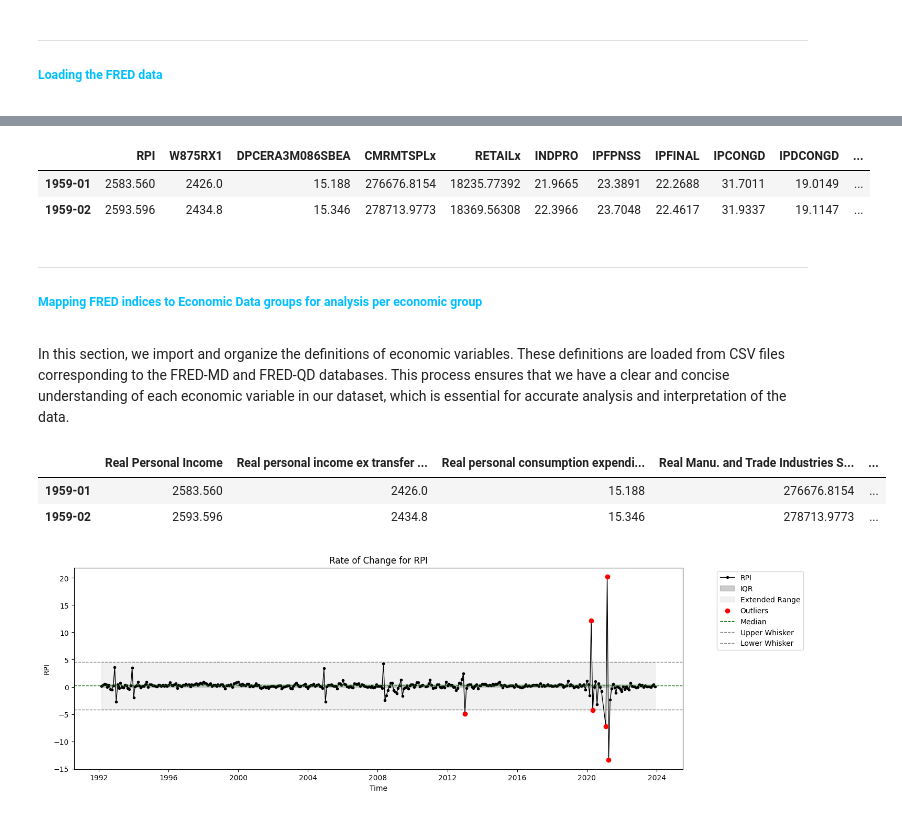
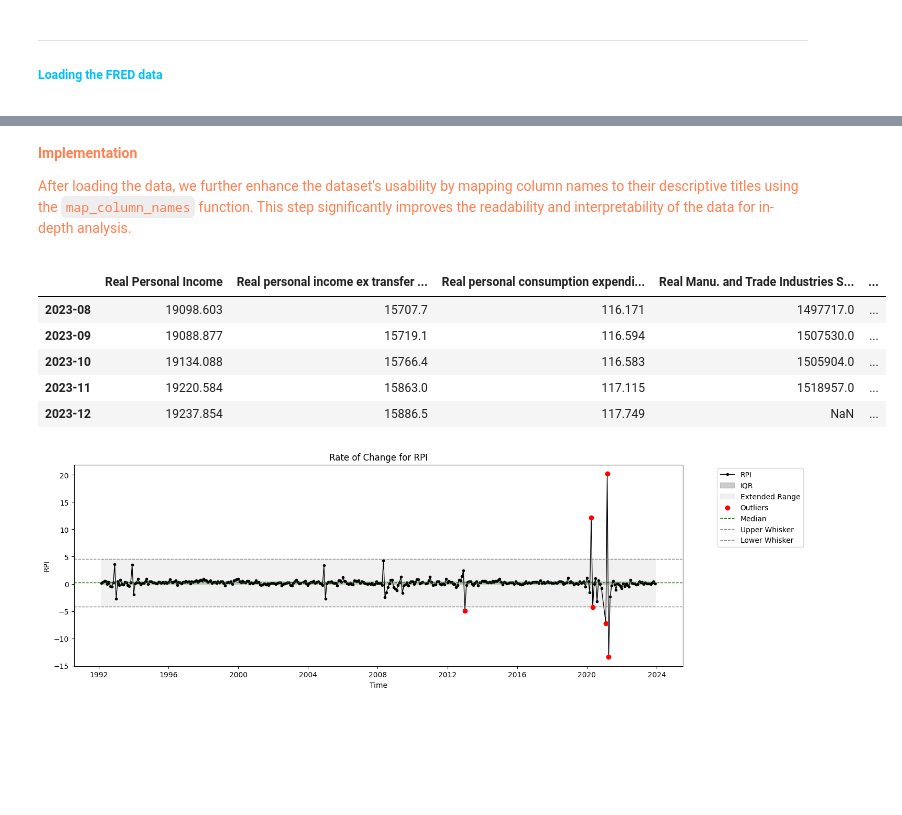
Before and after one commit to janjannagtegaal/NowCasting-M1, a Jupyter notebook: [1]M1_clean_and_preprocess.ipynb, the cells around one changed output, grey strips where cells are left out. Drawn from its saved outputs; the diff is of its cells as text; code cells hidden in the pictures; blank space fills up the shorter version.

```diff
--- a/[1]M1_clean_and_preprocess.ipynb
+++ b/[1]M1_clean_and_preprocess.ipynb
@@ -214,50 +280,43 @@ fred, transform_info = load_fredmd_data("current")
 
 # Save the original data
 fred.to_csv('./results/fred/fred_monthly_orig.csv', index=True)
-
-fred.head(2)
-# %% [output]
-|  | RPI | W875RX1 | DPCERA3M086SBEA | CMRMTSPLx | RETAILx | INDPRO | IPFPNSS | IPFINAL | IPCONGD | IPDCONGD | ... |
-| 1959-01 | 2583.560 | 2426.0 | 15.188 | 276676.8154 | 18235.77392 | 21.9665 | 23.3891 | 22.2688 | 31.7011 | 19.0149 | ... |
-| 1959-02 | 2593.596 | 2434.8 | 15.346 | 278713.9773 | 18369.56308 | 22.3966 | 23.7048 | 22.4617 | 31.9337 | 19.1147 | ... |
-# %% [markdown]
-<div style="color:#00BFFF">
-
----
-
-##### Mapping FRED indices to Economic Data groups for analysis per economic group
-# %% [markdown]
-In this section, we import and organize the definitions of economic variables.
-These definitions are loaded from CSV files corresponding to the FRED-MD and FRED-QD databases.
-This process ensures that we have a clear and concise understanding of each economic variable in our dataset, which is essential for accurate analysis and interpretation of the data.
+# %% [markdown]
+<div style="color:#FF7F50">
+
+**Implementation**
+
+After loading the data, we further enhance the dataset's usability by mapping column names to their descriptive titles using the `map_column_names` function. This step significantly improves the readability and interpretability of the data for in-depth analysis.
 # %%
 # Function for Column Name Mapping
 def map_column_names(data, defn_file):
     """
     Maps FRED-MD column names to their descriptions.
     """
     # Load the definitions file, ignoring encoding errors
     defn = pd.read_csv(defn_file, encoding_errors='ignore')
 
     # Set the 'fred' column as the index of the definitions DataFrame
     defn.index = defn.fred
 
     # Filter the definitions to include only those variables present in the data columns
     defn = defn.loc[data.columns.intersection(defn.fred), :]
 
     # Create a dictionary mapping FRED-MD variable names to their descriptions
     map_dict = defn['description'].to_dict()
 
     # Replace the names of columns in the dataset with the descriptions from the map
     return data[map_dict.keys()].rename(columns=map_dict),defn
 
 # Map column names for fred_original
 column_defn_file = './data/FRED/FRED_Definitions_Mapping/fredmd_definitions.csv'
 fred_orig,defn = map_column_names(fred, column_defn_file)
 
-fred_orig.head(2)
+fred_orig.tail(5)
 # %% [output]
 |  | Real Personal Income | Real personal income ex transfer ... | Real personal consumption expendi... | Real Manu. and Trade Industries S... | ... |
-| 1959-01 | 2583.560 | 2426.0 | 15.188 | 276676.8154 | ... |
-| 1959-02 | 2593.596 | 2434.8 | 15.346 | 278713.9773 | ... |
+| 2023-08 | 19098.603 | 15707.7 | 116.171 | 1497717.0 | ... |
+| 2023-09 | 19088.877 | 15719.1 | 116.594 | 1507530.0 | ... |
+| 2023-10 | 19134.088 | 15766.4 | 116.583 | 1505904.0 | ... |
+| 2023-11 | 19220.584 | 15863.0 | 117.115 | 1518957.0 | ... |
+| 2023-12 | 19237.854 | 15886.5 | 117.749 | NaN | ... |
 # %%
```
Also changed, not shown: parts of 45 cells of this notebook, 3 other files.
